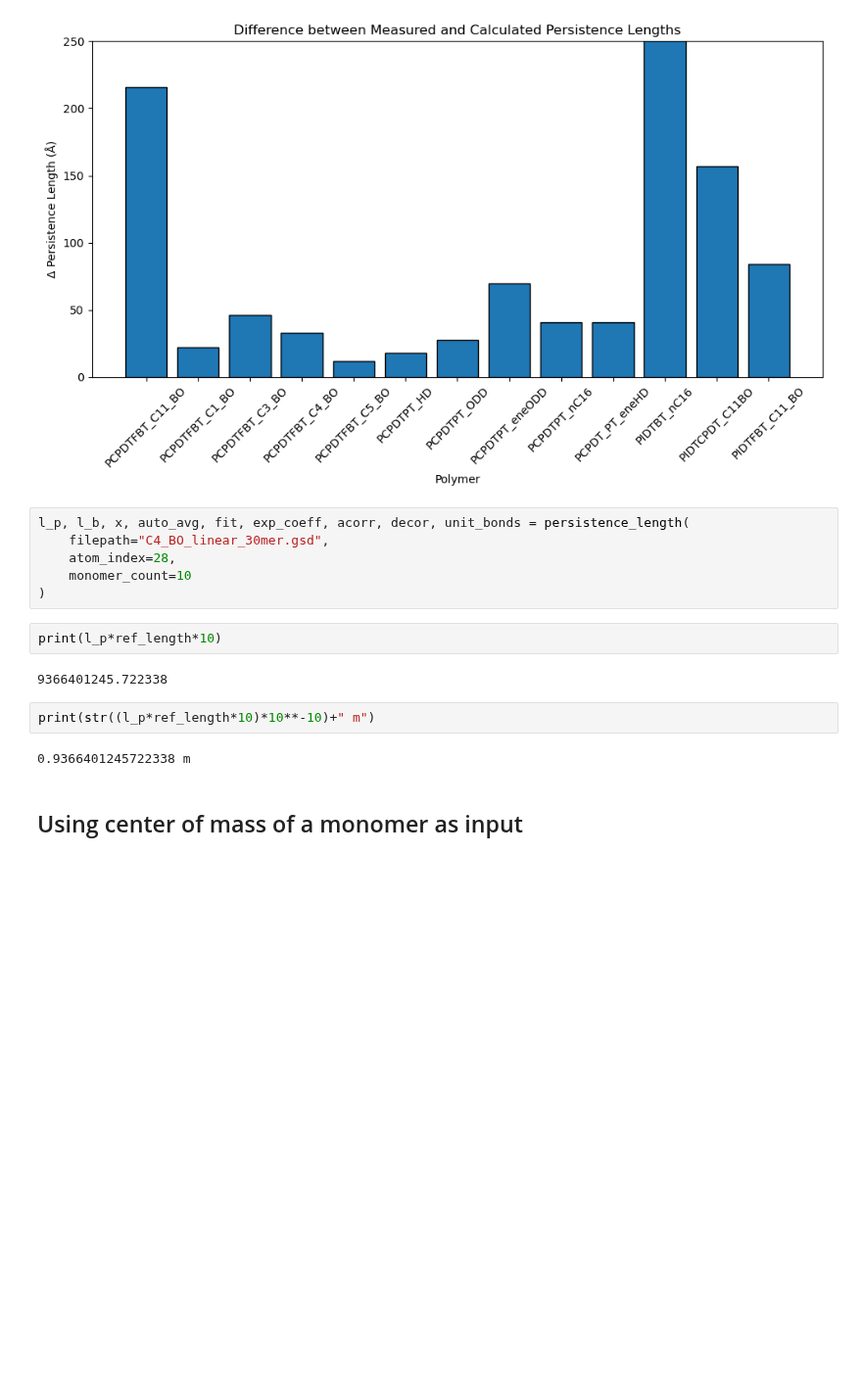
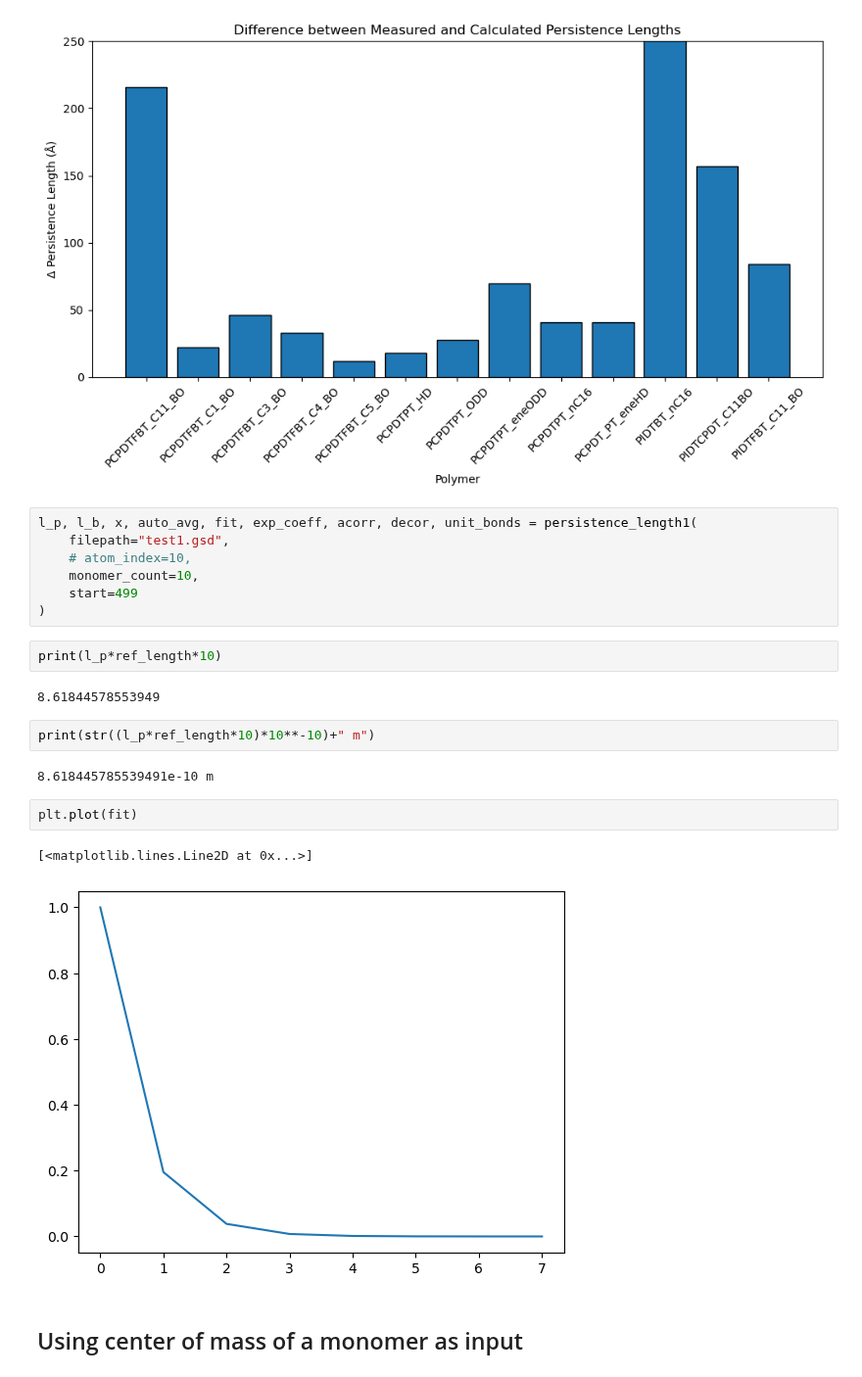
Before and after one commit to cmelab/pl-validation, a Jupyter notebook: data_analysis.ipynb, the cells around one changed output. Shown at 98% size. Saved outputs shown, nothing was run; the diff lists cells and outputs as text; blank space fills up the shorter version.

```diff
--- a/data_analysis.ipynb
+++ b/data_analysis.ipynb
@@ -92,19 +128,25 @@ plt.show()
 # %% [output]
 [figure]
 # %%
-l_p, l_b, x, auto_avg, fit, exp_coeff, acorr, decor, unit_bonds = persistence_length(
-    filepath="C4_BO_linear_30mer.gsd",
-    atom_index=28,
-    monomer_count=10
+l_p, l_b, x, auto_avg, fit, exp_coeff, acorr, decor, unit_bonds = persistence_length1(
+    filepath="test1.gsd",
+    # atom_index=10,
+    monomer_count=10,
+    start=499
 )
 # %%
 print(l_p*ref_length*10)
 # %% [output]
-9366401245.722338
+8.61844578553949
 # %%
 print(str((l_p*ref_length*10)*10**-10)+" m")
 # %% [output]
-0.9366401245722338 m
+8.618445785539491e-10 m
+# %%
+plt.plot(fit)
+# %% [output]
+[<matplotlib.lines.Line2D at 0x...>]
+[figure, added]
 # %% [markdown]
 ## Using center of mass of a monomer as input
 # %%
```
Also changed, not shown: parts of 10 cells of this notebook, 2 other files.
